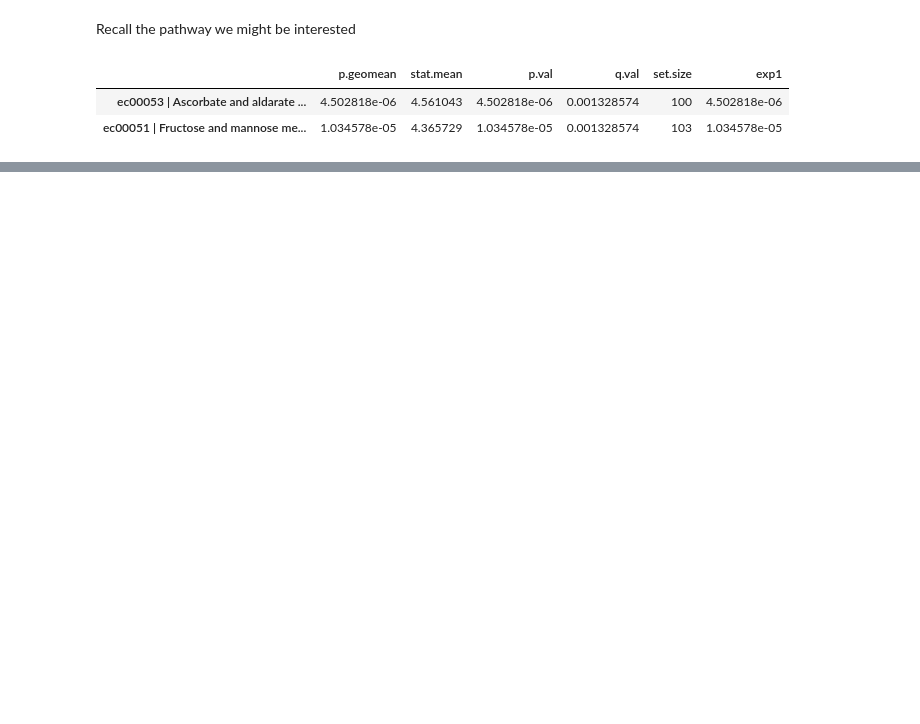
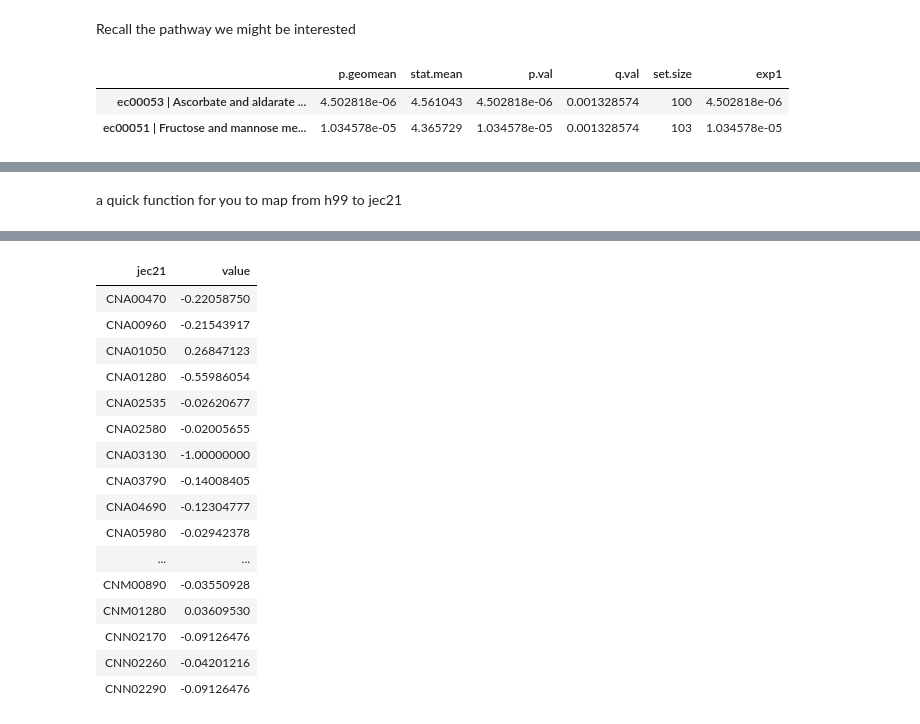
Before and after one commit to ofetad/HTS-notebooks, a Jupyter notebook: biomedical_informatics/pathway_results_visualization.ipynb, the cells around one changed output, grey strips where cells are left out. Drawn from its saved outputs; the diff is of its cells as text; code cells hidden in the pictures; blank space fills up the shorter version.

```diff
--- a/biomedical_informatics/pathway_results_visualization.ipynb
+++ b/biomedical_informatics/pathway_results_visualization.ipynb
@@ -334,0 +346,11 @@ There will be two images downloaded.
+# %%
+### Get results from DESeq2 DE analysis
+ddsres_add_media <- DESeq2::results(dds_add, contrast = c("Media", "YPD" , "TC"))
+
+### Extract the estimated fold changes
+ddsfc_add_media  <- ddsres_add_media$log2FoldChange
+
+### Assign the gene name to the fold change vector
+names(ddsfc_add_media) <- rownames(ddsres_add_media)
+
+head(ddsfc_add_media)
@@ -365,0 +370,5 @@ get_gset_lst_from_id("ec00053", genesets_cne_h99)
+# %%
+pathid     <- "ec00051"
+pathid_num <- "00051"
+genelst    <- get_gset_lst_from_id(pathid, genesets_cne_h99)
+head(genelst, 10)
@@ -365,0 +380,3 @@ get_gset_lst_from_id("ec00053", genesets_cne_h99)
+# %%
+pathgene_fc <- ddsfc_add_media[genelst]
+pathgene_fc
@@ -365,0 +411,3 @@ get_gset_lst_from_id("ec00053", genesets_cne_h99)
+# %%
+pathgene_fc_scaled <- pathgene_fc / max(abs(pathgene_fc))
+print(pathgene_fc_scaled)
@@ -365,0 +432,5 @@ get_gset_lst_from_id("ec00053", genesets_cne_h99)
+# %% [markdown]
+a quick function for you to map from h99 to jec21
+# %%
+ortholog_mapping(pathgene_fc_scaled, h99_jec21, "h99", "jec21")
+# %% [output]
@@ -365,0 +439,17 @@ get_gset_lst_from_id("ec00053", genesets_cne_h99)
+| jec21 | value |
+| CNA00470 | -0.22058750 |
+| CNA00960 | -0.21543917 |
+| CNA01050 | 0.26847123 |
+| CNA01280 | -0.55986054 |
+| CNA02535 | -0.02620677 |
+| CNA02580 | -0.02005655 |
+| CNA03130 | -1.00000000 |
+| CNA03790 | -0.14008405 |
+| CNA04690 | -0.12304777 |
+| CNA05980 | -0.02942378 |
+| ... | ... |
+| CNM00890 | -0.03550928 |
+| CNM01280 | 0.03609530 |
+| CNN02170 | -0.09126476 |
+| CNN02260 | -0.04201216 |
+| CNN02290 | -0.09126476 |
```
Also changed, not shown: parts of 18 cells of this notebook, 2 other files.
